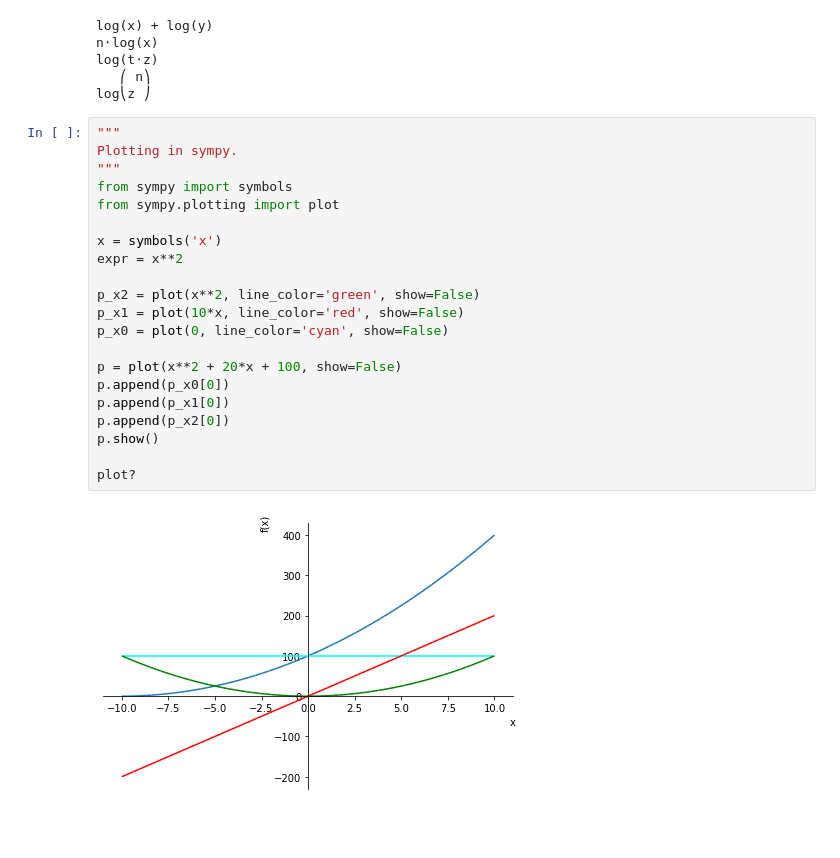
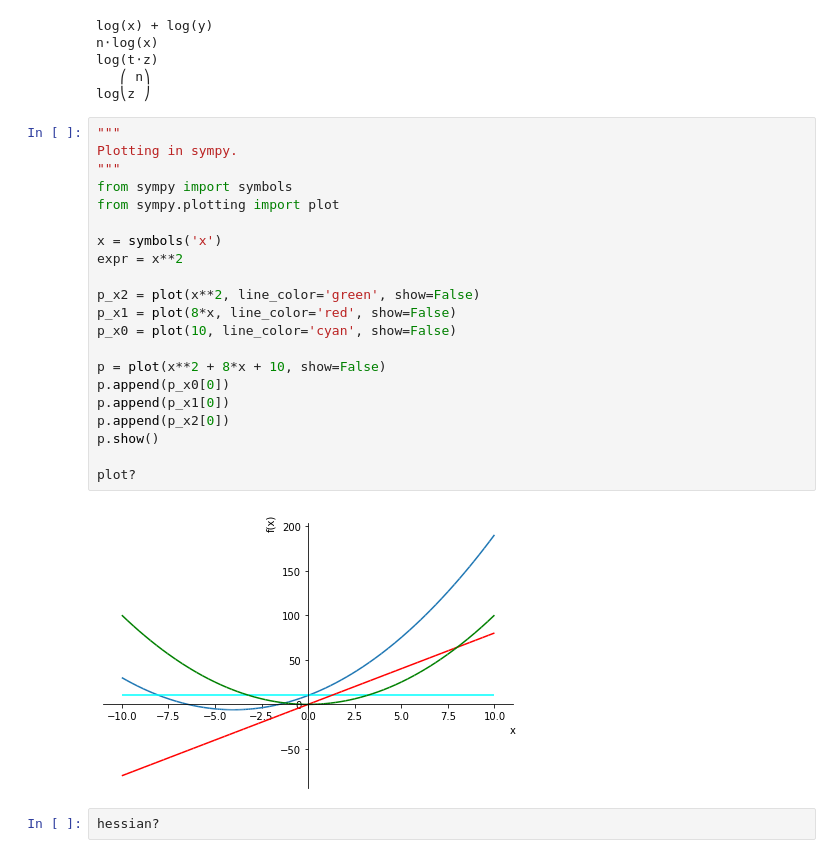
Before and after one commit to nitinmuppalaneni/tn3python, a Jupyter notebook: Notes from Symbolic Computing with SymPy, SciPy2013 Tutorial.ipynb, the cells around one changed output. Saved outputs shown, nothing was run; the diff lists cells and outputs as text; blank space fills up the shorter version.

```diff
--- a/Notes from Symbolic Computing with SymPy, SciPy2013 Tutorial.ipynb
+++ b/Notes from Symbolic Computing with SymPy, SciPy2013 Tutorial.ipynb
@@ -361,23 +361,25 @@ log⎝z ⎠
 # %%
 """
 Plotting in sympy.
 """
 from sympy import symbols
 from sympy.plotting import plot
 
 x = symbols('x')
 expr = x**2
 
 p_x2 = plot(x**2, line_color='green', show=False)
-p_x1 = plot(10*x, line_color='red', show=False)
-p_x0 = plot(0, line_color='cyan', show=False)
+p_x1 = plot(8*x, line_color='red', show=False)
+p_x0 = plot(10, line_color='cyan', show=False)
 
-p = plot(x**2 + 20*x + 100, show=False)
+p = plot(x**2 + 8*x + 10, show=False)
 p.append(p_x0[0])
 p.append(p_x1[0])
 p.append(p_x2[0])
 p.show()
 
 plot?
 # %% [output]
-[figure, old version]
+[figure, new version]
+# %%
+hessian?
```
Also changed, not shown: parts of 1 cell of this notebook.
